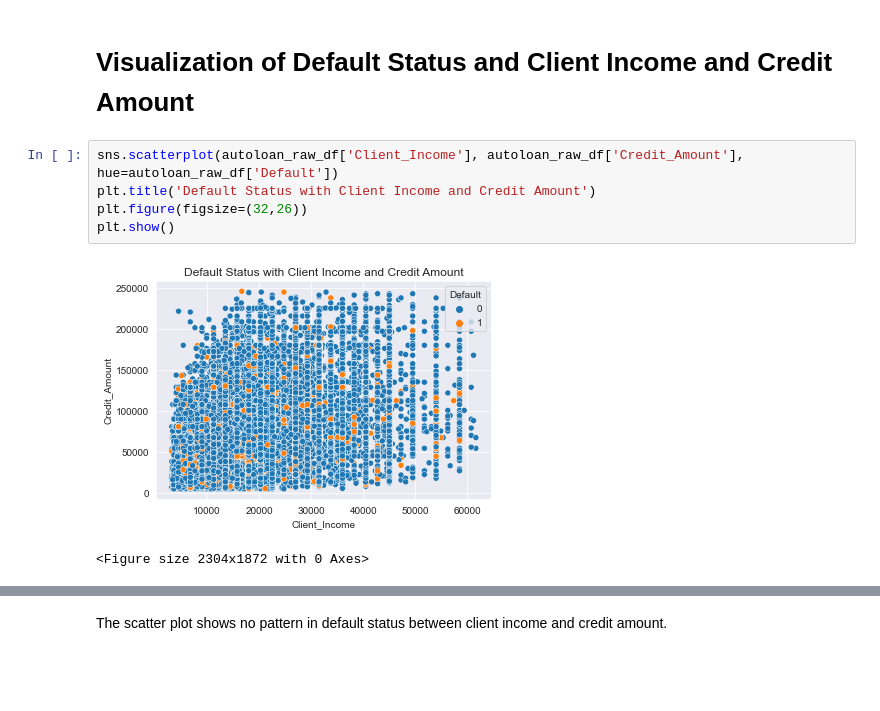
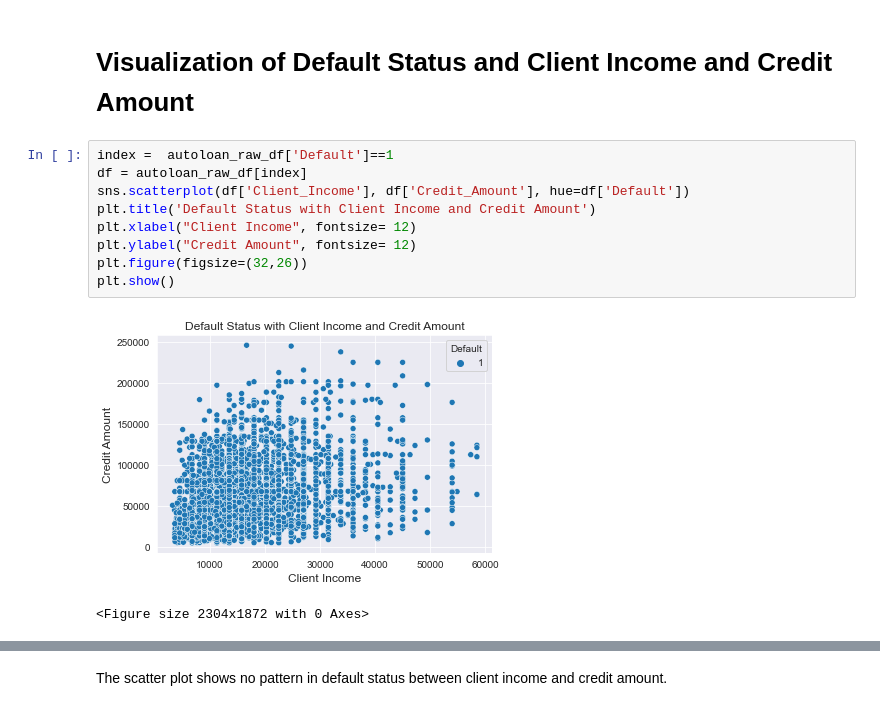
Before and after one commit to seekpinky/Flatiron_phase5cap, a Jupyter notebook: write_up_notebook.ipynb, the cells around one changed output, grey strips where cells are left out. Cells and saved outputs as stored; diff of their text form; blank space fills up the shorter version.

```diff
--- a/write_up_notebook.ipynb
+++ b/write_up_notebook.ipynb
@@ -473,10 +502,14 @@ fig.tight_layout()
 # %% [markdown]
 # Visualization of Default Status and Client Income and Credit Amount
 # %%
-sns.scatterplot(autoloan_raw_df['Client_Income'], autoloan_raw_df['Credit_Amount'], hue=autoloan_raw_df['Default'])
+index =  autoloan_raw_df['Default']==1
+df = autoloan_raw_df[index]
+sns.scatterplot(df['Client_Income'], df['Credit_Amount'], hue=df['Default'])
 plt.title('Default Status with Client Income and Credit Amount')
+plt.xlabel("Client Income", fontsize= 12)
+plt.ylabel("Credit Amount", fontsize= 12)
 plt.figure(figsize=(32,26))
 plt.show()
 # %% [output]
-[figure, old version]
+[figure, new version]
 <Figure size 2304x1872 with 0 Axes>
```
Also changed, not shown: parts of 47 cells of this notebook.
